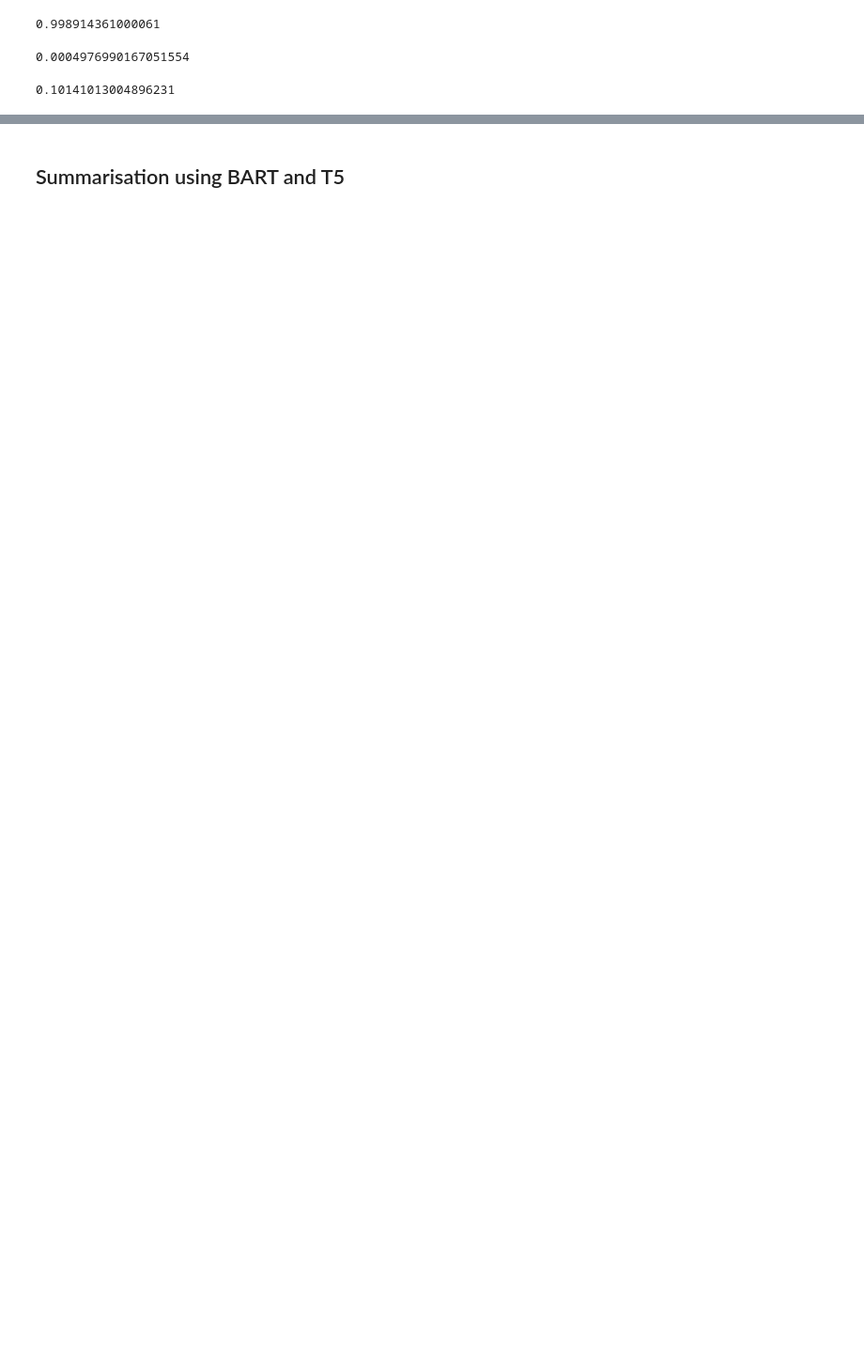
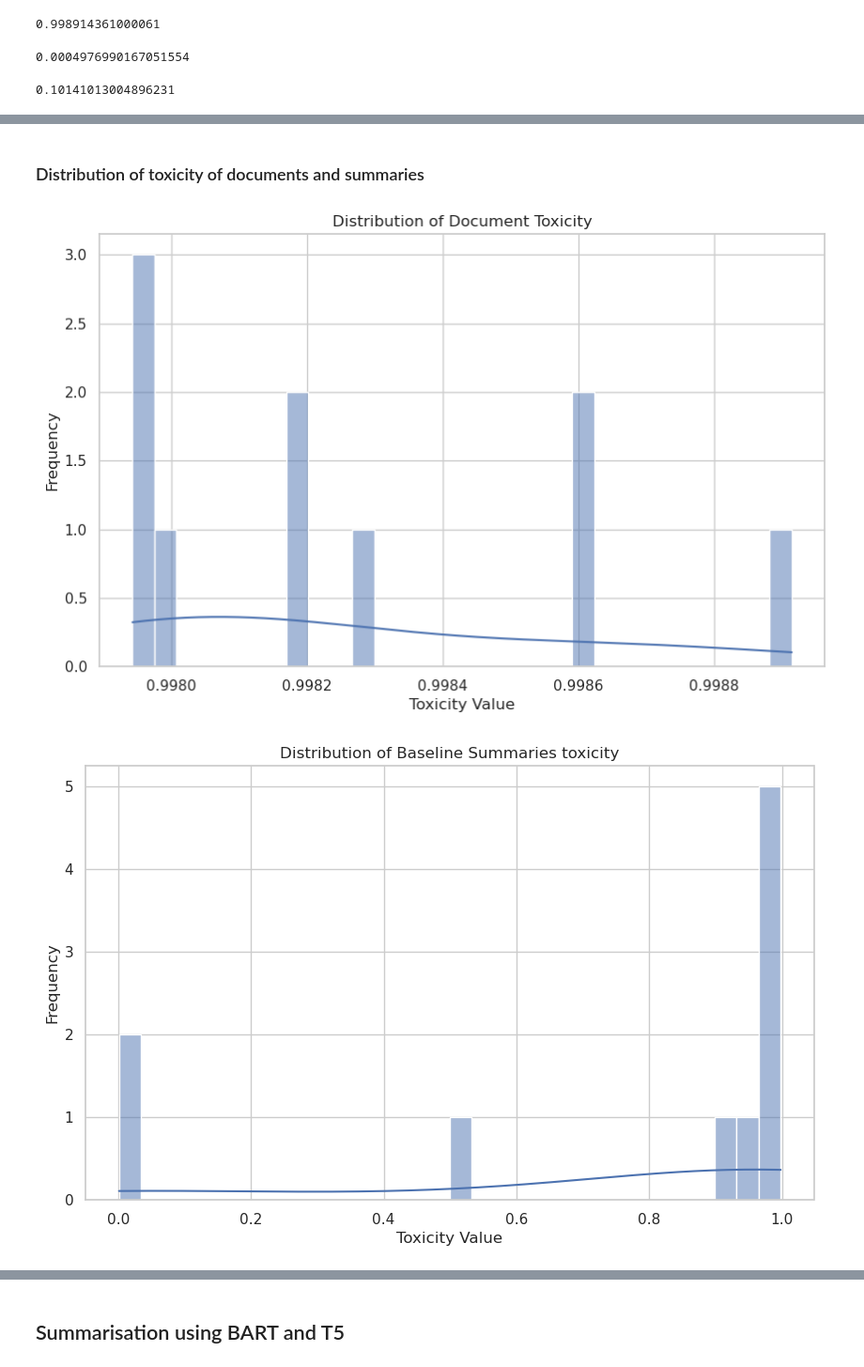
Before and after one commit to arunimaCh29/Text-Summarisation-Eval, a Jupyter notebook: project/report.ipynb, the cells around one changed output, grey strips where cells are left out. Shown at 94% size. Cells and saved outputs as stored; diff of their text form; code cells hidden in the pictures; blank space fills up the shorter version.

```diff
--- a/project/report.ipynb
+++ b/project/report.ipynb
@@ -50,0 +69,23 @@ display(df_dataset.head(10))
+# %% [markdown]
+### Distribution of toxicity of documents and summaries
+# %%
+%reload_ext autoreload
+
+from visualization.toxicity_plot import plot_toxicity_distribution
+
+# plot document toxicity distribution
+plot_toxicity_distribution(top_1000['document_toxicity_detoxify'])
+
+
+# plot baseline summaries toxicity distribution
+plot_toxicity_distribution(top_1000['summary_toxicity_detoxify'], label='Distribution of Baseline Summaries toxicity')
+
+# plot document length distribution
+plot_toxicity_distribution(top_1000['document_length'], label='Distribution of Document length', x_label='Document length')
+
+
+# plot summary length distribution
+plot_toxicity_distribution(top_1000['summary_length_baseline'], label='Distribution of Summary length', x_label='Summary length')
+# %% [output]
+[figure, added]
+[figure, added]
```
Also changed, not shown: parts of 16 cells of this notebook, 3 other files.
